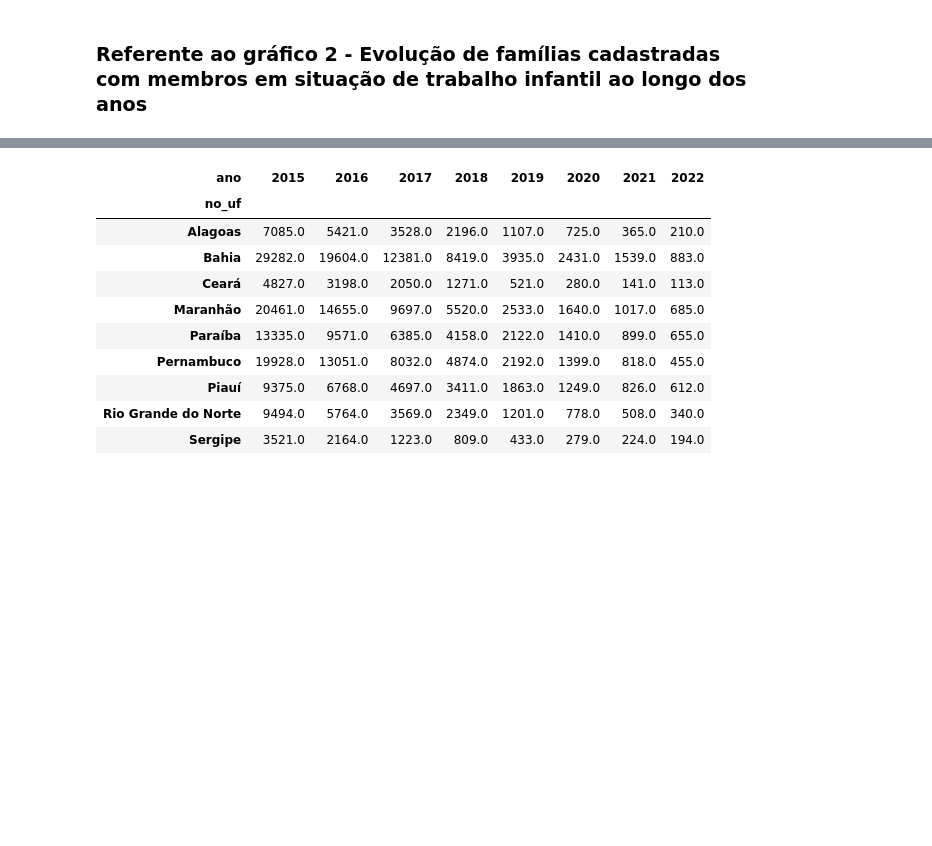
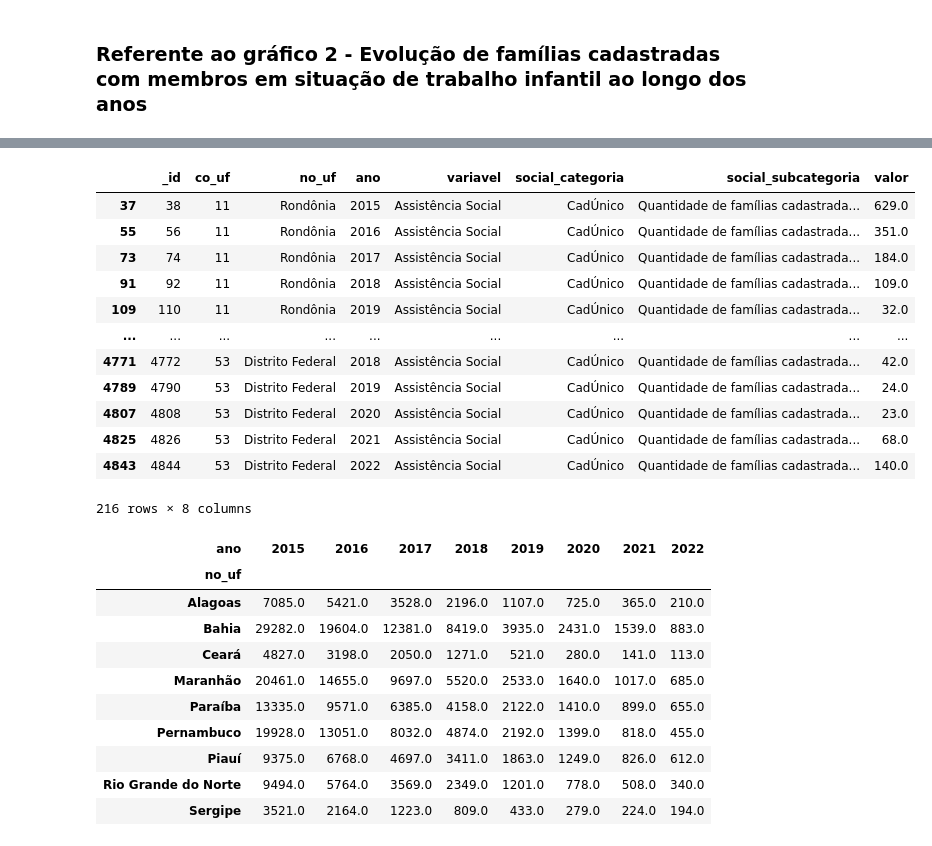
Before and after one commit to edilton-bs/AV1IntroCD, a Jupyter notebook: main.ipynb, the cells around one changed output, grey strips where cells are left out. Cells and saved outputs as stored; diff of their text form; code cells hidden in the pictures; blank space fills up the shorter version.

```diff
--- a/main.ipynb
+++ b/main.ipynb
@@ -105,3 +121,19 @@ plt.show()
+# %%
+df[df['social_subcategoria'] == 'Quantidade de famílias cadastradas com algum membro em situação de trabalho infantil']
+# %% [output]
+|  | _id | co_uf | no_uf | ano | variavel | social_categoria | social_subcategoria | valor |
+| 37 | 38 | 11 | Rondônia | 2015 | Assistência Social | CadÚnico | Quantidade de famílias cadastrada... | 629.0 |
+| 55 | 56 | 11 | Rondônia | 2016 | Assistência Social | CadÚnico | Quantidade de famílias cadastrada... | 351.0 |
+| 73 | 74 | 11 | Rondônia | 2017 | Assistência Social | CadÚnico | Quantidade de famílias cadastrada... | 184.0 |
+| 91 | 92 | 11 | Rondônia | 2018 | Assistência Social | CadÚnico | Quantidade de famílias cadastrada... | 109.0 |
+| 109 | 110 | 11 | Rondônia | 2019 | Assistência Social | CadÚnico | Quantidade de famílias cadastrada... | 32.0 |
+| ... | ... | ... | ... | ... | ... | ... | ... | ... |
+| 4771 | 4772 | 53 | Distrito Federal | 2018 | Assistência Social | CadÚnico | Quantidade de famílias cadastrada... | 42.0 |
+| 4789 | 4790 | 53 | Distrito Federal | 2019 | Assistência Social | CadÚnico | Quantidade de famílias cadastrada... | 24.0 |
+| 4807 | 4808 | 53 | Distrito Federal | 2020 | Assistência Social | CadÚnico | Quantidade de famílias cadastrada... | 23.0 |
+| 4825 | 4826 | 53 | Distrito Federal | 2021 | Assistência Social | CadÚnico | Quantidade de famílias cadastrada... | 68.0 |
+| 4843 | 4844 | 53 | Distrito Federal | 2022 | Assistência Social | CadÚnico | Quantidade de famílias cadastrada... | 140.0 |
+216 rows × 8 columns
 # %%
 grouped = df_nordeste.groupby(['no_uf', 'ano'])['valor'].sum().unstack()
 grouped
```
Also changed, not shown: parts of 2 cells of this notebook.
